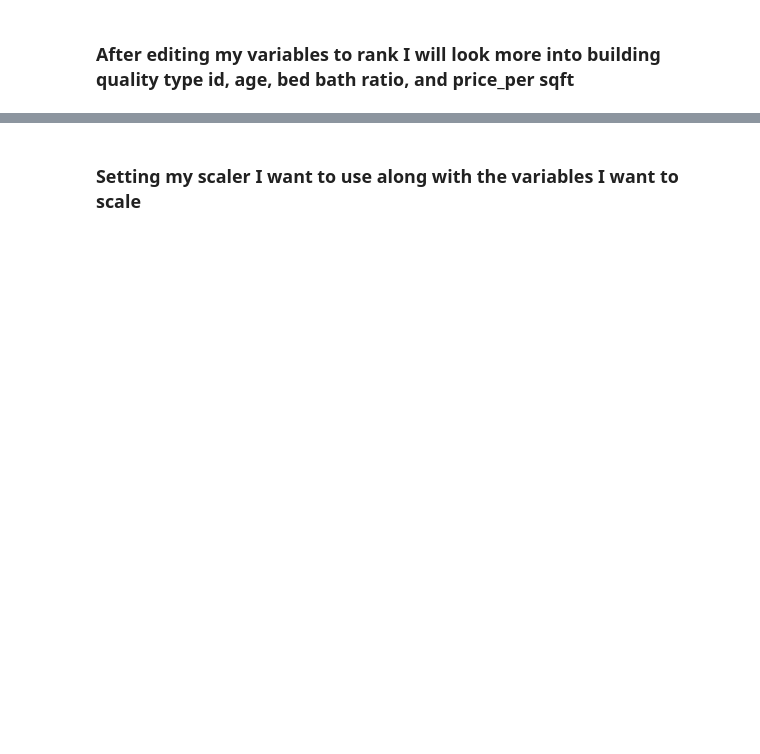
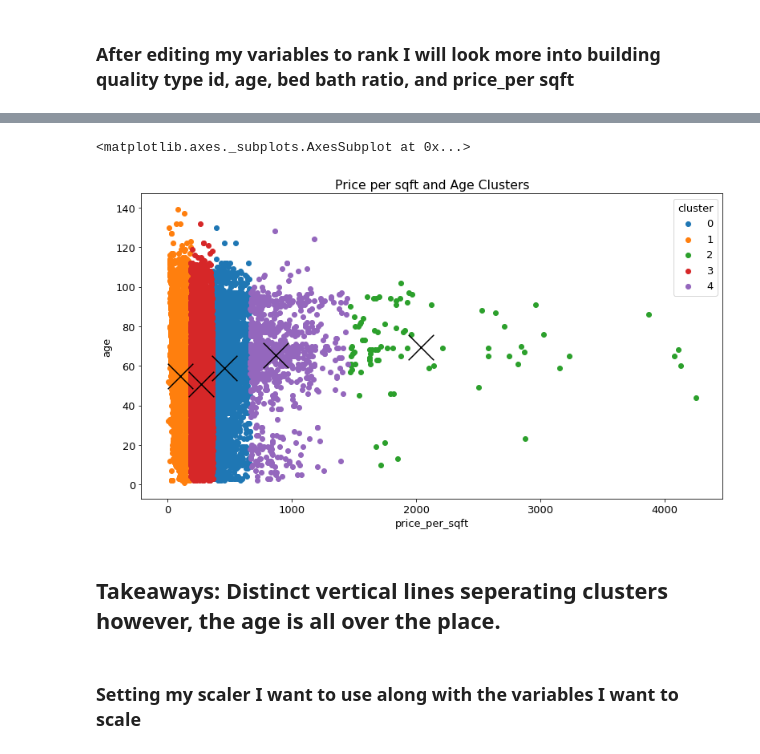
Before and after one commit to george887/clustering_project, a Jupyter notebook: MVP_walkthru.ipynb, the cells around one changed output, grey strips where cells are left out. Saved outputs shown, nothing was run; the diff lists cells and outputs as text; code cells hidden in the pictures; blank space fills up the shorter version.

```diff
--- a/MVP_walkthru.ipynb
+++ b/MVP_walkthru.ipynb
@@ -156,0 +274,19 @@ e.rfe_ranker(train)
+# %%
+train_clusters, kmeans = e.run_kmeans(X_train, X_train_scaled, k=5,
+                                    cluster_vars = ['price_per_sqft',
+                                                    'age'],
+                                    cluster_col_name = 'age_cluster')
+# %%
+centroid_col_names = ['centroid_' + i for i in age_vars]
+centroid_col_names
+
+centroids = pd.DataFrame(kmeans.cluster_centers_,
+             columns=centroid_col_names).reset_index().rename(columns={'index': 'age_cluster'})
+# %%
+# concatenate cluster id
+X_train = pd.concat([X_train, train_clusters], axis=1)
+
+
+#join on clusterid to get centroids
+X_train = X_train.merge(centroids, how='left', on='age_cluster').\
+                set_index(X_train.index)
@@ -157,3 +301,19 @@ e.rfe_ranker(train)
+# %%
+fig, ax = plt.subplots(figsize=(13, 7))
+# for the column cluster, we can group by the cluster subset
+for cluster, subset in X_train.groupby('age_cluster'):
+    # Telling it to graph the cluster subset with the corresponding features
+    ax.scatter(subset.price_per_sqft, subset.age, label=cluster)
+plt.title("Price per sqft and Age Clusters")
+ax.legend(title='cluster')
+ax.set(ylabel='Age', xlabel='Price per sqft')
+# Making the X to lay on top of the scatter plot to see the mean() AKA centroid of each cluster
+X_train.groupby('age_cluster').mean().plot.scatter(y='age', x='price_per_sqft', marker='x', s=1000, ax=ax, c='black')
+# %% [output]
+<matplotlib.axes._subplots.AxesSubplot at 0x...>
+[figure, added]
+# %% [markdown]
+## Takeaways: Distinct vertical lines seperating clusters however, the age is all over the place.
 # %% [markdown]
 ### Setting my scaler I want to use along with the variables I want to scale
 # %%
```
Also changed, not shown: parts of 67 cells of this notebook, 1 other file.
